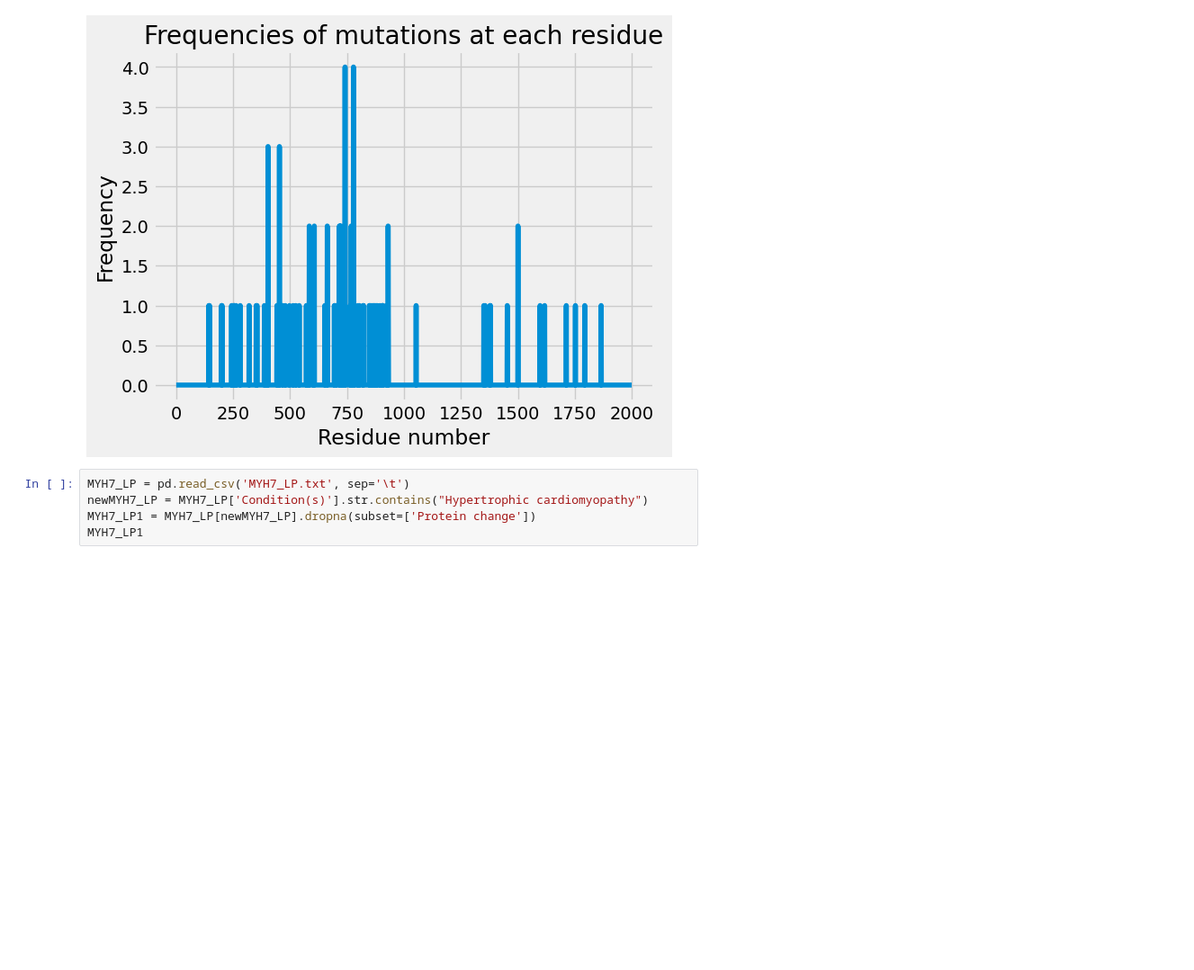
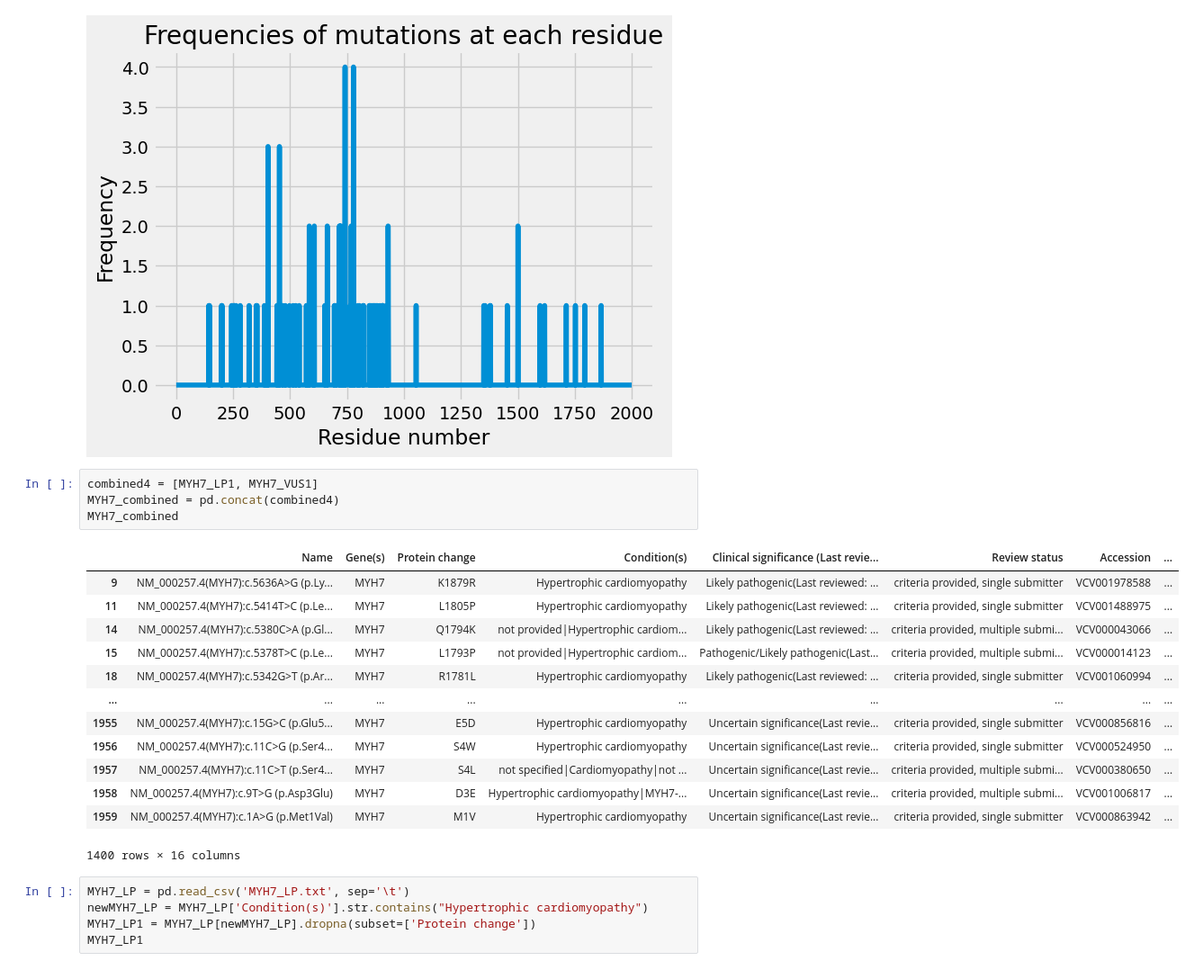
Before and after one commit to hannahmarieaguilar/Data-for-Project-, a Jupyter notebook: DATA/Data for the 10 Genes.ipynb, the cells around one changed output. Shown at 90% size. Cells and saved outputs as stored; diff of their text form; blank space fills up the shorter version.

```diff
--- a/DATA/Data for the 10 Genes.ipynb
+++ b/DATA/Data for the 10 Genes.ipynb
@@ -755,6 +827,24 @@ plt.title('Frequencies of mutations at each residue')
 plt.show()
 # %% [output]
 [figure]
+# %%
+combined4 = [MYH7_LP1, MYH7_VUS1]
+MYH7_combined = pd.concat(combined4)
+MYH7_combined
+# %% [output]
+|  | Name | Gene(s) | Protein change | Condition(s) | Clinical significance (Last revie... | Review status | Accession | ... |
+| 9 | NM_000257.4(MYH7):c.5636A>G (p.Ly... | MYH7 | K1879R | Hypertrophic cardiomyopathy | Likely pathogenic(Last reviewed: ... | criteria provided, single submitter | VCV001978588 | ... |
+| 11 | NM_000257.4(MYH7):c.5414T>C (p.Le... | MYH7 | L1805P | Hypertrophic cardiomyopathy | Likely pathogenic(Last reviewed: ... | criteria provided, single submitter | VCV001488975 | ... |
+| 14 | NM_000257.4(MYH7):c.5380C>A (p.Gl... | MYH7 | Q1794K | not provided|Hypertrophic cardiom... | Likely pathogenic(Last reviewed: ... | criteria provided, multiple submi... | VCV000043066 | ... |
+| 15 | NM_000257.4(MYH7):c.5378T>C (p.Le... | MYH7 | L1793P | not provided|Hypertrophic cardiom... | Pathogenic/Likely pathogenic(Last... | criteria provided, multiple submi... | VCV000014123 | ... |
+| 18 | NM_000257.4(MYH7):c.5342G>T (p.Ar... | MYH7 | R1781L | Hypertrophic cardiomyopathy | Likely pathogenic(Last reviewed: ... | criteria provided, single submitter | VCV001060994 | ... |
+| ... | ... | ... | ... | ... | ... | ... | ... | ... |
+| 1955 | NM_000257.4(MYH7):c.15G>C (p.Glu5... | MYH7 | E5D | Hypertrophic cardiomyopathy | Uncertain significance(Last revie... | criteria provided, single submitter | VCV000856816 | ... |
+| 1956 | NM_000257.4(MYH7):c.11C>G (p.Ser4... | MYH7 | S4W | Hypertrophic cardiomyopathy | Uncertain significance(Last revie... | criteria provided, single submitter | VCV000524950 | ... |
+| 1957 | NM_000257.4(MYH7):c.11C>T (p.Ser4... | MYH7 | S4L | not specified|Cardiomyopathy|not ... | Uncertain significance(Last revie... | criteria provided, multiple submi... | VCV000380650 | ... |
+| 1958 | NM_000257.4(MYH7):c.9T>G (p.Asp3Glu) | MYH7 | D3E | Hypertrophic cardiomyopathy|MYH7-... | Uncertain significance(Last revie... | criteria provided, multiple submi... | VCV001006817 | ... |
+| 1959 | NM_000257.4(MYH7):c.1A>G (p.Met1Val) | MYH7 | M1V | Hypertrophic cardiomyopathy | Uncertain significance(Last revie... | criteria provided, single submitter | VCV000863942 | ... |
+1400 rows × 16 columns
 # %%
 MYH7_LP = pd.read_csv('MYH7_LP.txt', sep='\t')
 newMYH7_LP = MYH7_LP['Condition(s)'].str.contains("Hypertrophic cardiomyopathy")
```
Also changed, not shown: parts of 11 cells of this notebook.
